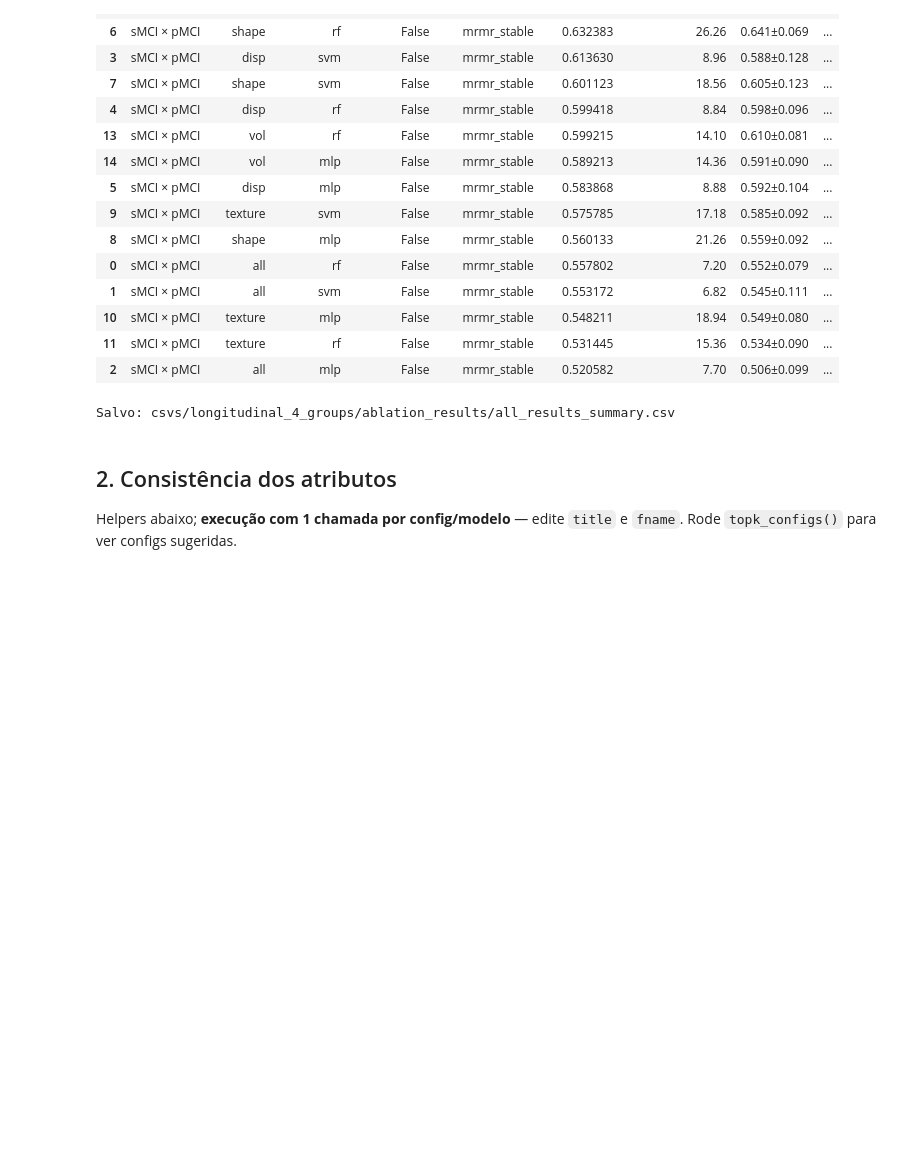
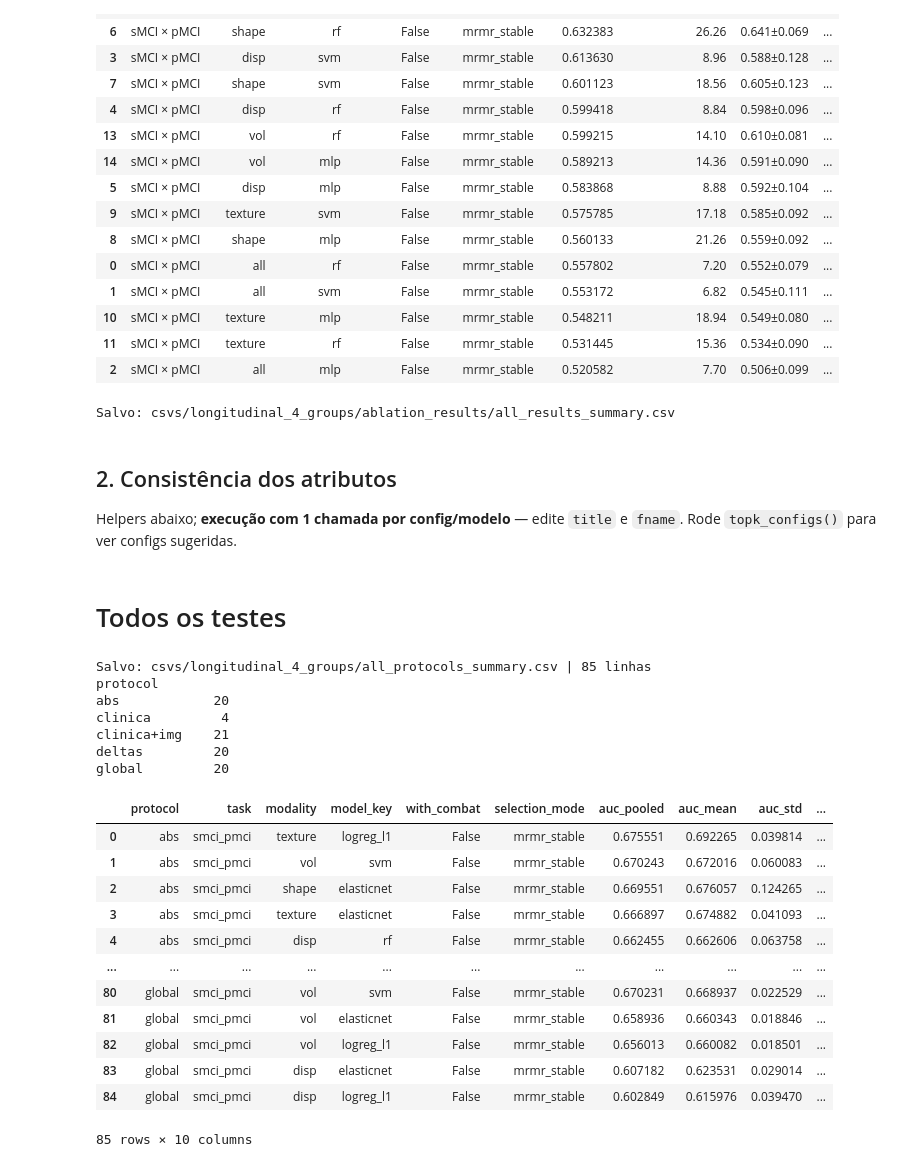
Before and after one commit to PauloMatheusGr/graphs, a Jupyter notebook: 3_results.ipynb, the cells around one changed output. Saved outputs shown, nothing was run; the diff lists cells and outputs as text; code cells hidden in the pictures; blank space fills up the shorter version.

```diff
--- a/3_results.ipynb
+++ b/3_results.ipynb
@@ -730,3 +730,76 @@ else:
         title=f"Estabilidade temporal — pMCI × AD | shape | MLP | {_ct}",
         fname=f"temporal_stable_pmci_ad_shape_mlp_{combat_tag}",
     )
+# %% [markdown]
+# Todos os testes
+# %%
+from pathlib import Path
+import pandas as pd
+from IPython.display import display
+
+BASE = Path("csvs/longitudinal_4_groups")
+CONFIG_COLS = ["task", "modality", "model_key", "with_combat", "selection_mode"]
+PROTOCOL_ROOTS = {
+    "abs":         BASE / "ablation_results",
+    "deltas":      BASE / "ablation_results_deltas",
+    "global":      BASE / "ablation_results_leaky",
+    "clinica":     BASE / "ablation_results_clinic",
+    "clinica+img": BASE / "ablation_results_clinic_img",
+}
+
+
+def summary_files(root: Path) -> list[Path]:
+    # nível canônico apenas (sem rglob → ignora subpastas aninhadas de runs antigos)
+    files = list(root.glob("*/ablation_summary.csv"))            # abs, deltas, global
+    files += [f for f in root.glob("*summary*.csv") if not f.name.startswith("all_")]  # clinica(+img)
+    return files
+
+
+frames = []
+for proto, root in PROTOCOL_ROOTS.items():
+    if not root.is_dir():
+        continue
+    for f in summary_files(root):
+        df = pd.read_csv(f)
+        df.insert(0, "protocol", proto)
+        df["source_file"] = str(f.relative_to(BASE))
+        df["source_mtime"] = pd.Timestamp(f.stat().st_mtime, unit="s")
+        frames.append(df)
+
+master = pd.concat(frames, ignore_index=True)
+
+# dedup: mesma config dentro do mesmo protocolo → mantém a mais recente
+keys = ["protocol"] + [c for c in CONFIG_COLS if c in master.columns]
+master = master.sort_values("source_mtime").drop_duplicates(keys, keep="last")
+
+front = ["protocol", *CONFIG_COLS, "auc_pooled", "auc_mean", "auc_std", "n_features_mean"]
+front = [c for c in front if c in master.columns]
+master = master[front + [c for c in master.columns if c not in front]]
+master = master.sort_values(["protocol", "auc_pooled"], ascending=[True, False]).reset_index(drop=True)
+
+out = BASE / "all_protocols_summary.csv"
+master.to_csv(out, index=False)
+print(f"Salvo: {out} | {len(master)} linhas")
+print(master.groupby("protocol").size().rename("linhas").to_string())
+display(master[front])
+# %% [output]
+Salvo: csvs/longitudinal_4_groups/all_protocols_summary.csv | 85 linhas
+protocol
+abs            20
+clinica         4
+clinica+img    21
+deltas         20
+global         20
+|  | protocol | task | modality | model_key | with_combat | selection_mode | auc_pooled | auc_mean | auc_std | ... |
+| 0 | abs | smci_pmci | texture | logreg_l1 | False | mrmr_stable | 0.675551 | 0.692265 | 0.039814 | ... |
+| 1 | abs | smci_pmci | vol | svm | False | mrmr_stable | 0.670243 | 0.672016 | 0.060083 | ... |
+| 2 | abs | smci_pmci | shape | elasticnet | False | mrmr_stable | 0.669551 | 0.676057 | 0.124265 | ... |
+| 3 | abs | smci_pmci | texture | elasticnet | False | mrmr_stable | 0.666897 | 0.674882 | 0.041093 | ... |
+| 4 | abs | smci_pmci | disp | rf | False | mrmr_stable | 0.662455 | 0.662606 | 0.063758 | ... |
+| ... | ... | ... | ... | ... | ... | ... | ... | ... | ... | ... |
+| 80 | global | smci_pmci | vol | svm | False | mrmr_stable | 0.670231 | 0.668937 | 0.022529 | ... |
+| 81 | global | smci_pmci | vol | elasticnet | False | mrmr_stable | 0.658936 | 0.660343 | 0.018846 | ... |
+| 82 | global | smci_pmci | vol | logreg_l1 | False | mrmr_stable | 0.656013 | 0.660082 | 0.018501 | ... |
+| 83 | global | smci_pmci | disp | elasticnet | False | mrmr_stable | 0.607182 | 0.623531 | 0.029014 | ... |
+| 84 | global | smci_pmci | disp | logreg_l1 | False | mrmr_stable | 0.602849 | 0.615976 | 0.039470 | ... |
+85 rows × 10 columns
```
Also changed, not shown: 4 other files.
